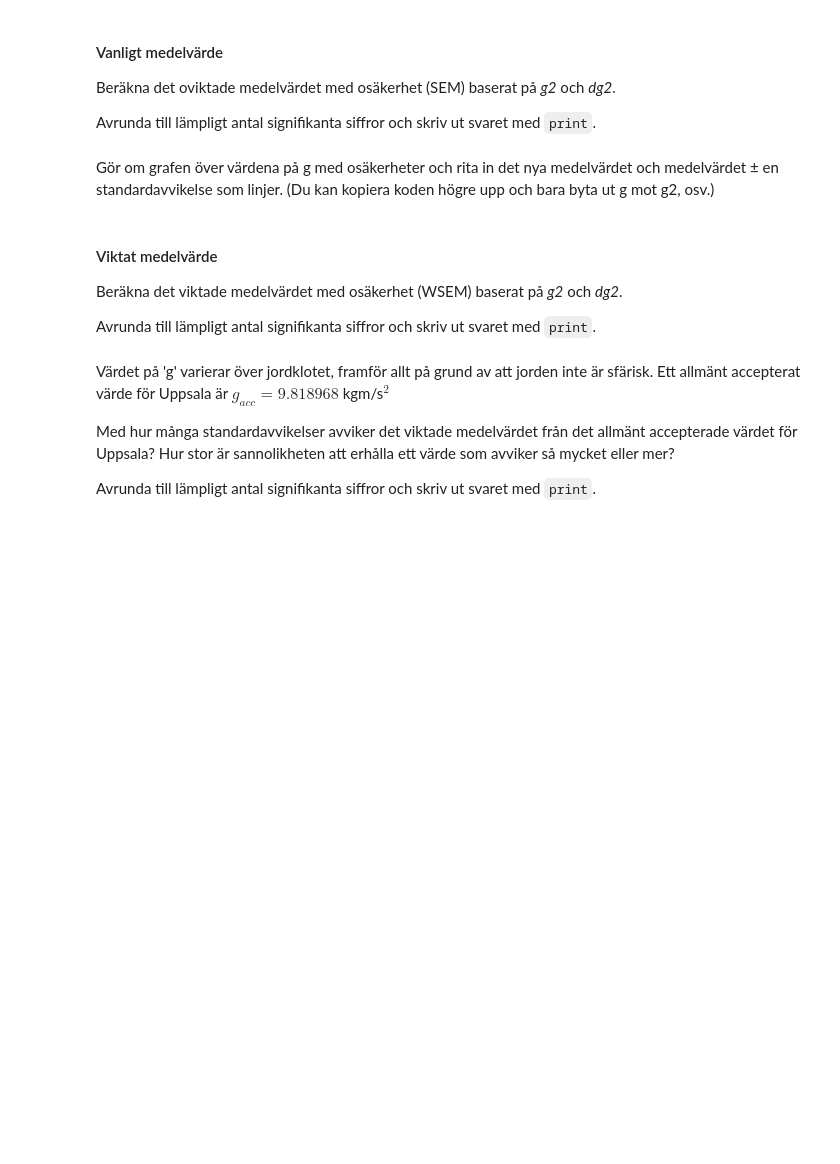
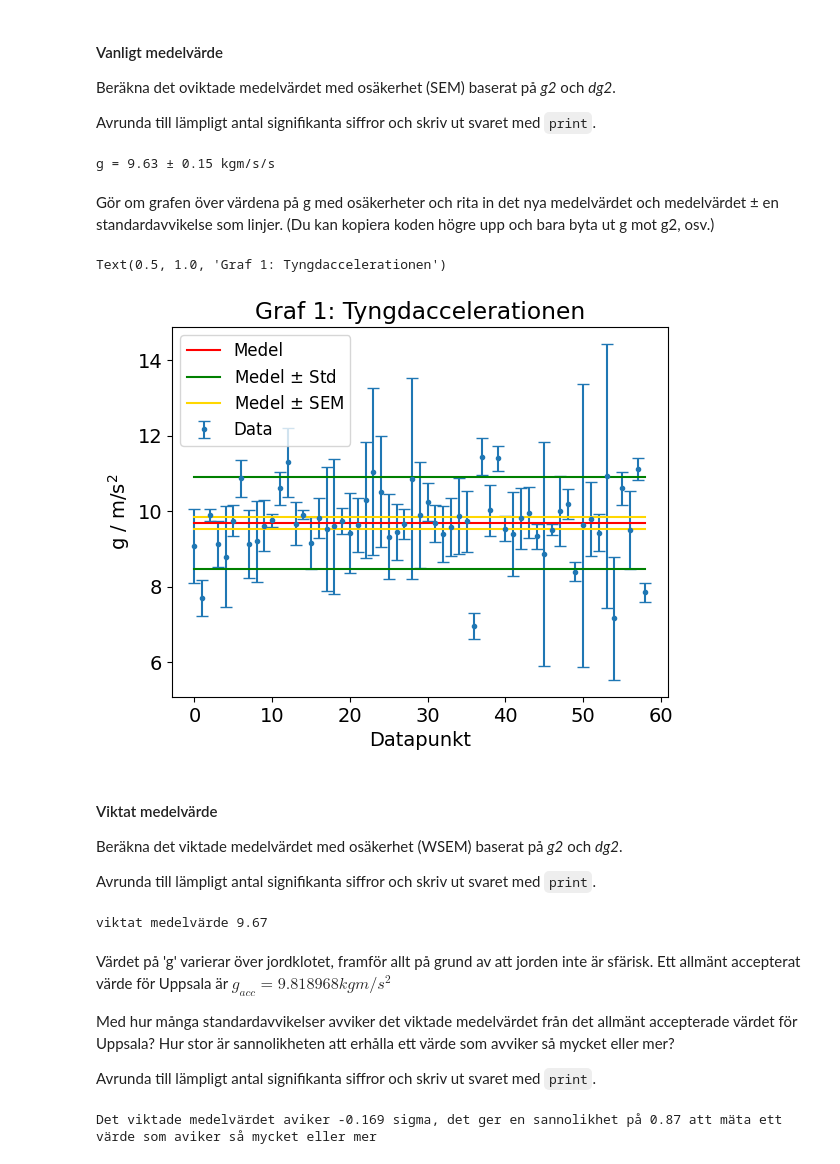
Before and after one commit to Hobbit0419/Uni_code, a Jupyter notebook: exp_met/Anton_Lindbro_HM8.ipynb, the cells around one changed output. Drawn from its saved outputs; the diff is of its cells as text; code cells hidden in the pictures; blank space fills up the shorter version.

```diff
--- a/exp_met/Anton_Lindbro_HM8.ipynb
+++ b/exp_met/Anton_Lindbro_HM8.ipynb
@@ -3,8 +3,10 @@
 # %%
 import numpy as np
 import matplotlib.pyplot as plt
+from random import randint
+from scipy.stats import norm
 
-font = {'family' : 'normal',
+font = {'family' : 'dejaVu sans',
         'weight' : 'normal',
         'size'   : 14}
 plt.rc('font', **font)
@@ -91,21 +132,66 @@ Förkasta de avvikande värdena. Detta kan göras genom att skapa en ny array *g
 där i, j, k är de aktuella possitionerna för värdena som ska förkastas.
 
 Glöm inte att också förkasta motsvarande värde i *dg*.
+# %%
+g2 = np.delete(g, [6,30,40])
+dg2 = np.delete(dg, [6,30,40])
 # %% [markdown]
 #### Vanligt medelvärde
 Beräkna det oviktade medelvärdet med osäkerhet (SEM) baserat på *g2* och *dg2*.
 
 Avrunda till lämpligt antal signifikanta siffror och skriv ut svaret med `print`.
+# %%
+g2_medel = np.mean(g2)
+g2_std = np.std(g2, ddof=1)
+g2_SEM = g2_std/np.sqrt(np.size(g))
+print(f'g = {np.around(g_medel,2)} ± {np.around(g_SEM,2)} kgm/s/s')
+# %% [output]
+g = 9.63 ± 0.15 kgm/s/s
 # %% [markdown]
 Gör om grafen över värdena på g med osäkerheter och rita in det nya medelvärdet och medelvärdet ± en standardavvikelse som linjer. (Du kan kopiera koden högre upp och bara byta ut g mot g2, osv.)
+# %%
+plt.errorbar(np.arange(len(g2)),g2,yerr=dg2, capsize=4, fmt='.',label='Data')#######Ta bort
+plt.plot(np.arange(len(g2)),g2_medel*np.ones(len(g2)), 'r', label='Medel')
+plt.plot(np.arange(len(g2)),(g2_medel-g_std)*np.ones(len(g2)), 'g', label='Medel $\pm$ Std')
+plt.plot(np.arange(len(g2)),(g2_medel+g_std)*np.ones(len(g2)), 'g')
+plt.plot(np.arange(len(g2)),(g2_medel-g_SEM)*np.ones(len(g2)), 'gold', label='Medel $\pm$ SEM')
+plt.plot(np.arange(len(g2)),(g2_medel+g_SEM)*np.ones(len(g2)), 'gold')
+
+
+plt.xlabel('Datapunkt')
+plt.ylabel('g / m/s$^2$')
+plt.legend(loc=2,prop={'size': 12})
+
+plt.title('Graf 1: Tyngdaccelerationen')
+# %% [output]
+Text(0.5, 1.0, 'Graf 1: Tyngdaccelerationen')
+[figure, added]
 # %% [markdown]
 #### Viktat medelvärde
 Beräkna det viktade medelvärdet med osäkerhet (WSEM) baserat på *g2* och *dg2*.
 
 Avrunda till lämpligt antal signifikanta siffror och skriv ut svaret med `print`.
+# %%
+w2 = 1/dg2**2
+
+weighted_average2 = np.average(g2, weights=w2)
+
+print(f'viktat medelvärde {weighted_average2.round(2)}')
+# %% [output]
+viktat medelvärde 9.67
 # %% [markdown]
-Värdet på 'g' varierar över jordklotet, framför allt på grund av att jorden inte är sfärisk. Ett allmänt accepterat värde för Uppsala är $g_{acc} = 9.818968$ kgm/s$^2$
+Värdet på 'g' varierar över jordklotet, framför allt på grund av att jorden inte är sfärisk. Ett allmänt accepterat värde för Uppsala är $g_{acc} = 9.818968 kgm/s^2$
 
 Med hur många standardavvikelser avviker det viktade medelvärdet från det allmänt accepterade värdet för Uppsala? Hur stor är sannolikheten att erhålla ett värde som avviker så mycket eller mer?
 
 Avrunda till lämpligt antal signifikanta siffror och skriv ut svaret med `print`.
+# %%
+g_uppsala = 9.818968
+
+v = (weighted_average2 - g_uppsala)/np.std(g2)
+
+rv = 2*(1 - norm.cdf(np.abs(v)))
+
+print(f'Det viktade medelvärdet aviker {v.round(3)} sigma, det ger en sannolikhet på {rv.round(2)} att mäta ett värde som aviker så mycket eller mer')
+# %% [output]
+Det viktade medelvärdet aviker -0.169 sigma, det ger en sannolikhet på 0.87 att mäta ett värde som aviker så mycket eller mer
```
Also changed, not shown: parts of 7 cells of this notebook, 3 other files.
